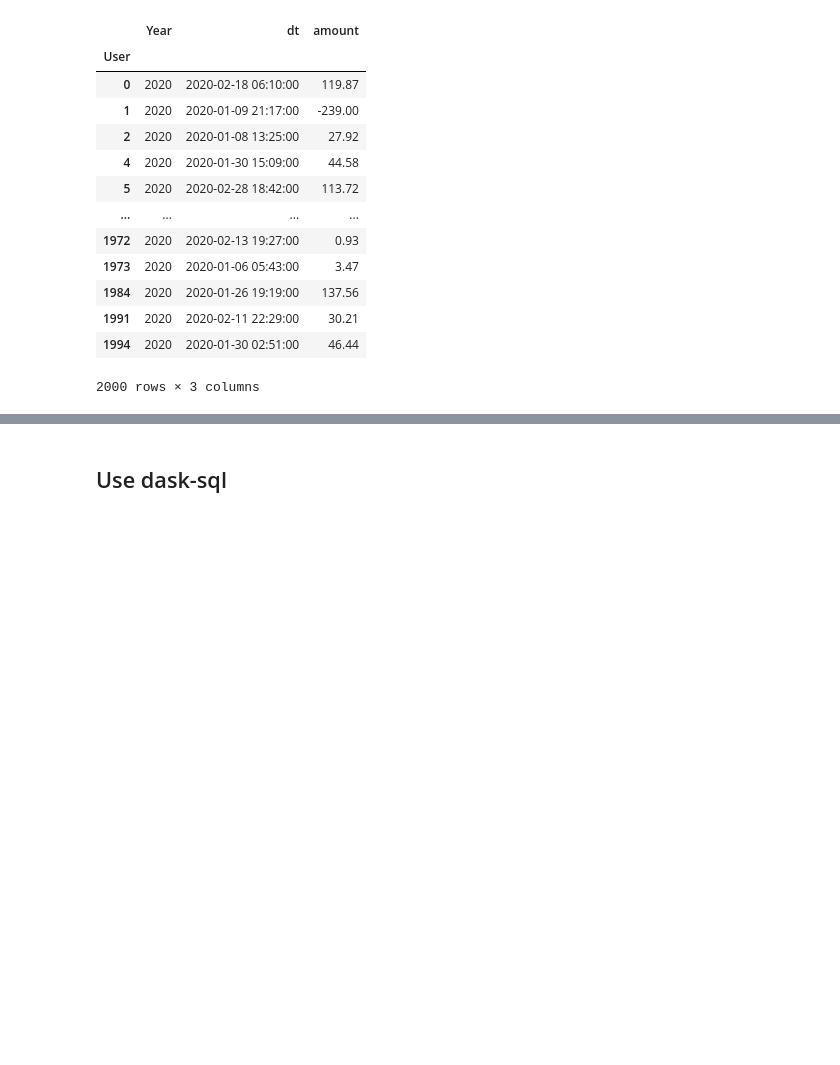
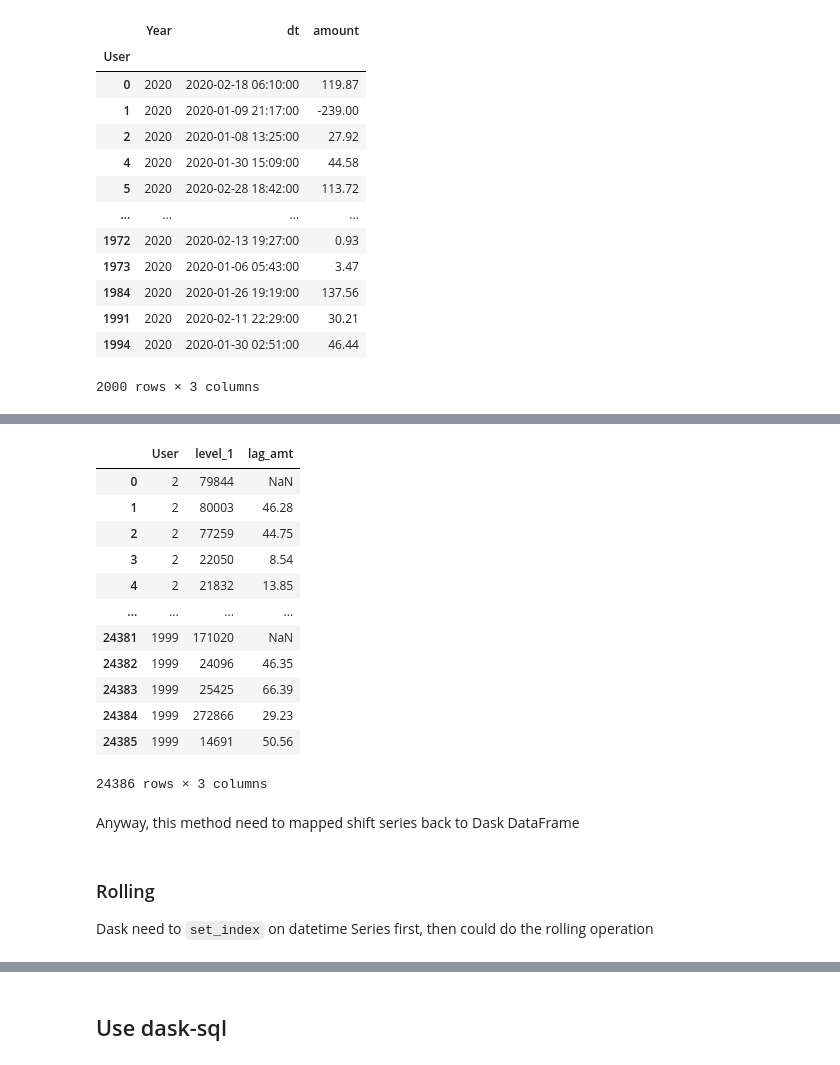
Before and after one commit to pbdanny/PythonProject, a Jupyter notebook: Dask/notebook/dask_compute.ipynb, the cells around one changed output, grey strips where cells are left out. Cells and saved outputs as stored; diff of their text form; code cells hidden in the pictures; blank space fills up the shorter version.

Commit message:
add rolling syntax

```diff
--- a/Dask/notebook/dask_compute.ipynb
+++ b/Dask/notebook/dask_compute.ipynb
@@ -521,0 +556,6 @@ pdf[pdf["User"]==0]
+# %%
+# Pandas style, NOT APPLICABLE with Dask Dataframe
+ddf_samp = ddf_samp.sort_values("dt", ascending=True)
+ddf_samp["by_usr_lag_amt"] = ddf_samp.groupby("User")["amount"].shift(1)
+ddf_samp["by_usr_led_amt"] = ddf_samp.groupby("User")["amount"].shift(-1)
+ddf_samp[ddf_samp["User"]==1].head(20)
@@ -521,0 +573,4 @@ pdf[pdf["User"]==0]
+# %%
+sorted_ddf = ddf_samp.sort_values("dt", ascending=True)
+lag_amt = sorted_ddf.groupby("User")["amount"].apply(lambda x: x.shift(1), meta=("lag_amt","float"))
+lag_amt.head()
@@ -521,0 +594,21 @@ pdf[pdf["User"]==0]
+# %%
+lag_amt.compute().reset_index()
+# %% [output]
+|  | User | level_1 | lag_amt |
+| 0 | 2 | 79844 | NaN |
+| 1 | 2 | 80003 | 46.28 |
+| 2 | 2 | 77259 | 44.75 |
+| 3 | 2 | 22050 | 8.54 |
+| 4 | 2 | 21832 | 13.85 |
+| ... | ... | ... | ... |
+| 24381 | 1999 | 171020 | NaN |
+| 24382 | 1999 | 24096 | 46.35 |
+| 24383 | 1999 | 25425 | 66.39 |
+| 24384 | 1999 | 272866 | 29.23 |
+| 24385 | 1999 | 14691 | 50.56 |
+24386 rows × 3 columns
+# %% [markdown]
+Anyway, this method need to mapped shift series back to Dask DataFrame
+# %% [markdown]
+### Rolling
+Dask need to `set_index` on datetime Series first, then could do the rolling operation
```
Also changed, not shown: parts of 35 cells of this notebook, 2 other files.
